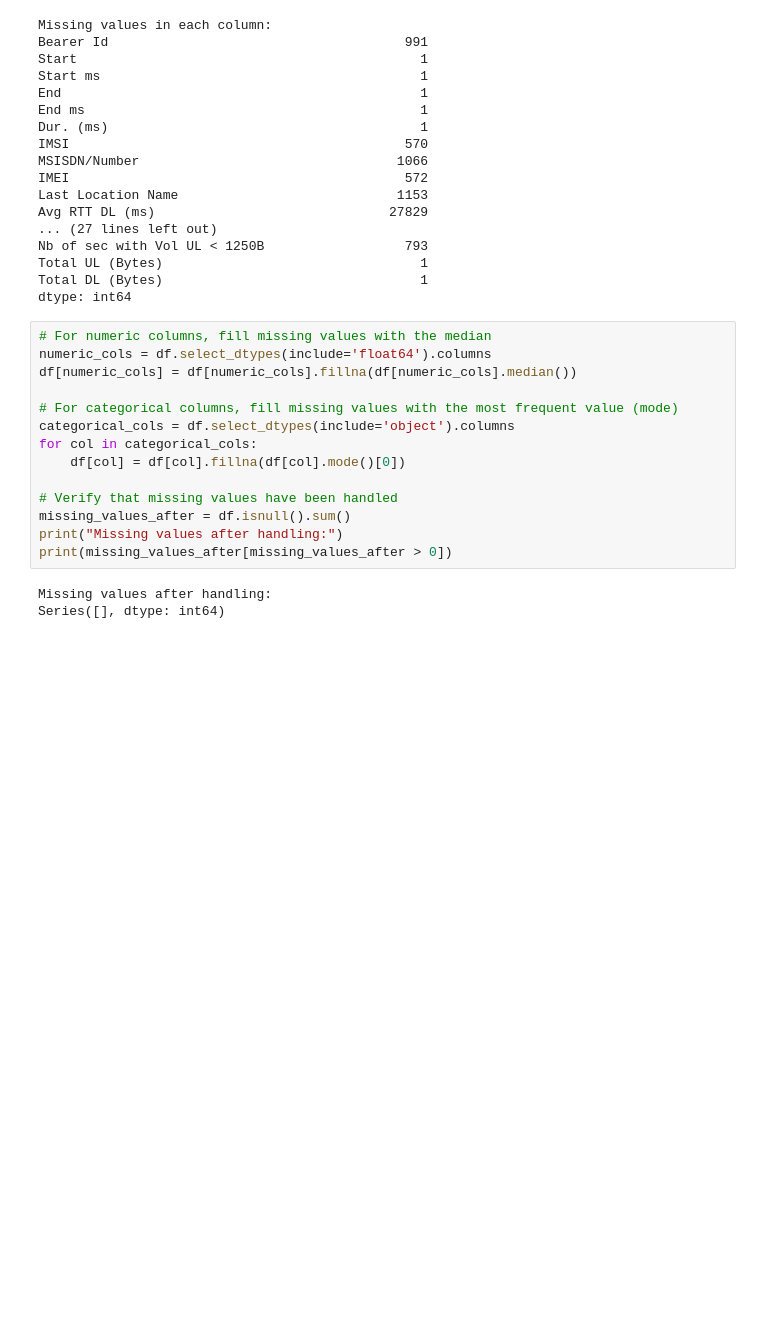
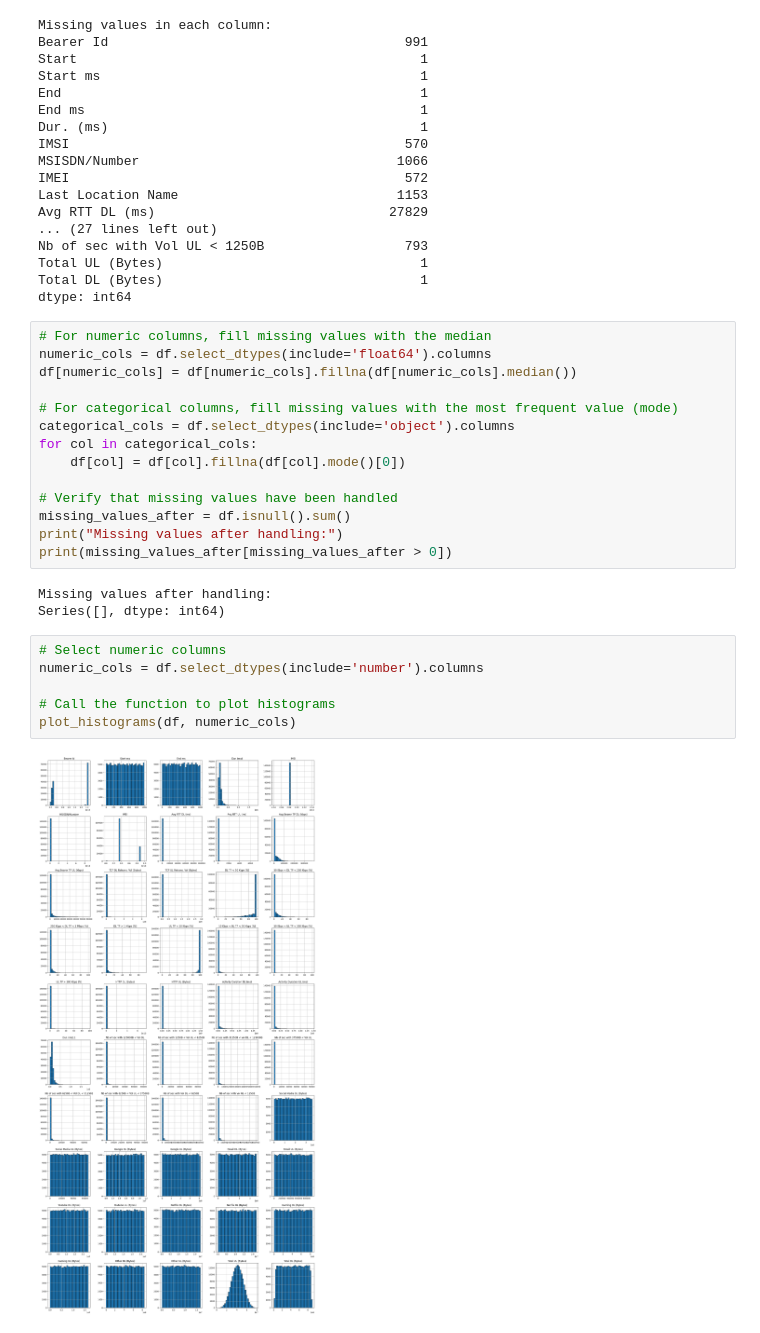
Before and after one commit to YonInsights/Telecom-User-Analysis-and-Dashboard-Development, a Jupyter notebook: notebooks/EDA.ipynb, the cells around one changed output. Saved outputs shown, nothing was run; the diff lists cells and outputs as text; blank space fills up the shorter version.

```diff
--- a/notebooks/EDA.ipynb
+++ b/notebooks/EDA.ipynb
@@ -98,3 +99,11 @@ print(missing_values_after[missing_values_after > 0])
 # %% [output]
 Missing values after handling:
 Series([], dtype: int64)
+# %%
+# Select numeric columns
+numeric_cols = df.select_dtypes(include='number').columns
+
+# Call the function to plot histograms
+plot_histograms(df, numeric_cols)
+# %% [output]
+[figure, added]
```
Also changed, not shown: parts of 4 cells of this notebook, 1 other file.
